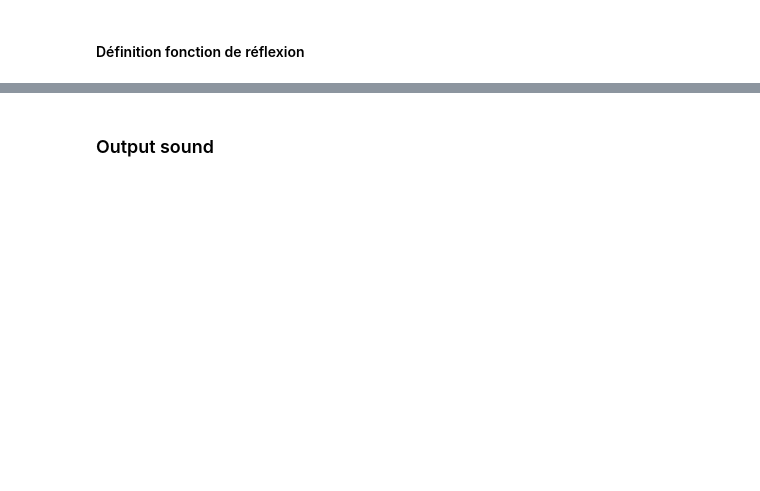
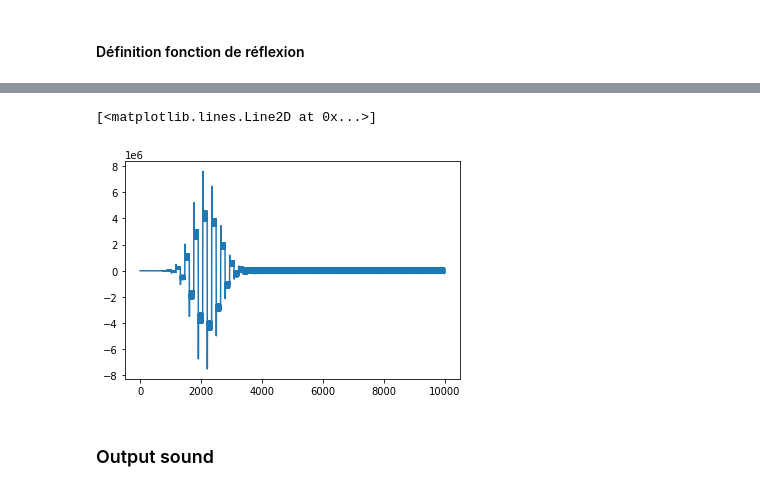
Before and after one commit to dinhviettoanle/pam-auto_oscillations, a Jupyter notebook: code/delay_line.ipynb, the cells around one changed output, grey strips where cells are left out. Cells and saved outputs as stored; diff of their text form; code cells hidden in the pictures; blank space fills up the shorter version.

```diff
--- a/code/delay_line.ipynb
+++ b/code/delay_line.ipynb
@@ -163,3 +167,13 @@ plt.plot(qi)
+# %%
+p_final = points_p_plus
+next_qi = qi[:N]
+for i in range(30): # On prend en compte 30 réflexions
+    p_final = p_final + next_qi[:N]
+    next_qi = np.convolve(r_list, p_final)
+plt.plot(p_final)
+# %% [output]
+[<matplotlib.lines.Line2D at 0x...>]
+[figure, added]
 # %% [markdown]
 ### Output sound
 # %%
```
Also changed, not shown: parts of 5 cells of this notebook.
